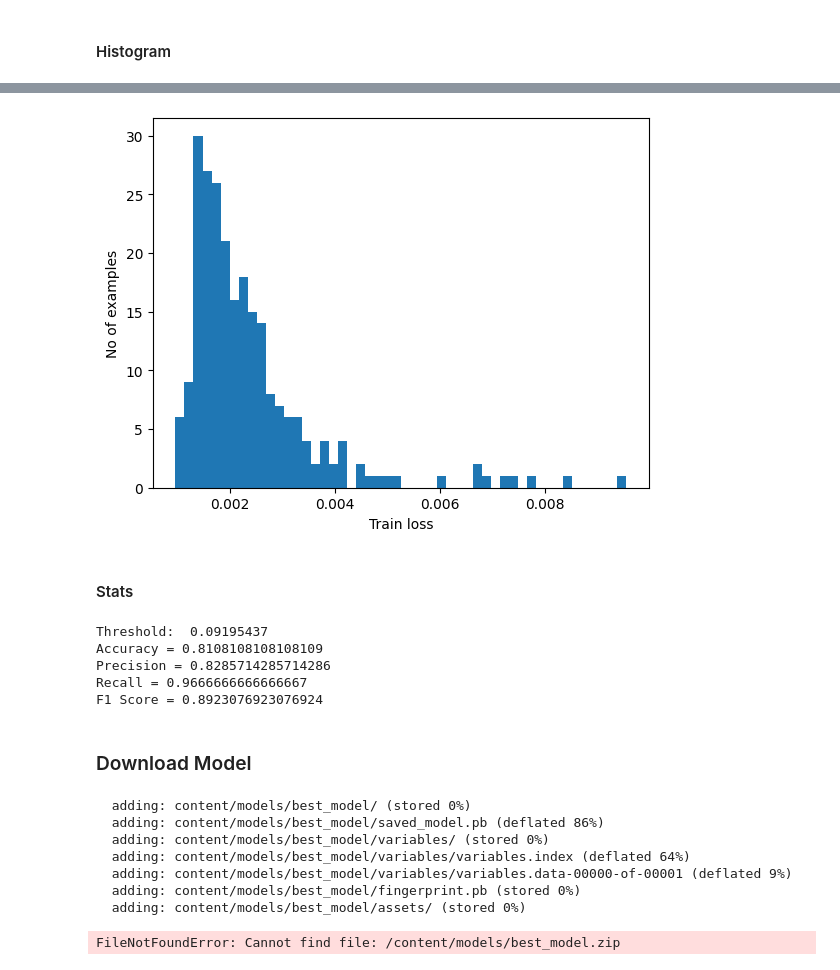
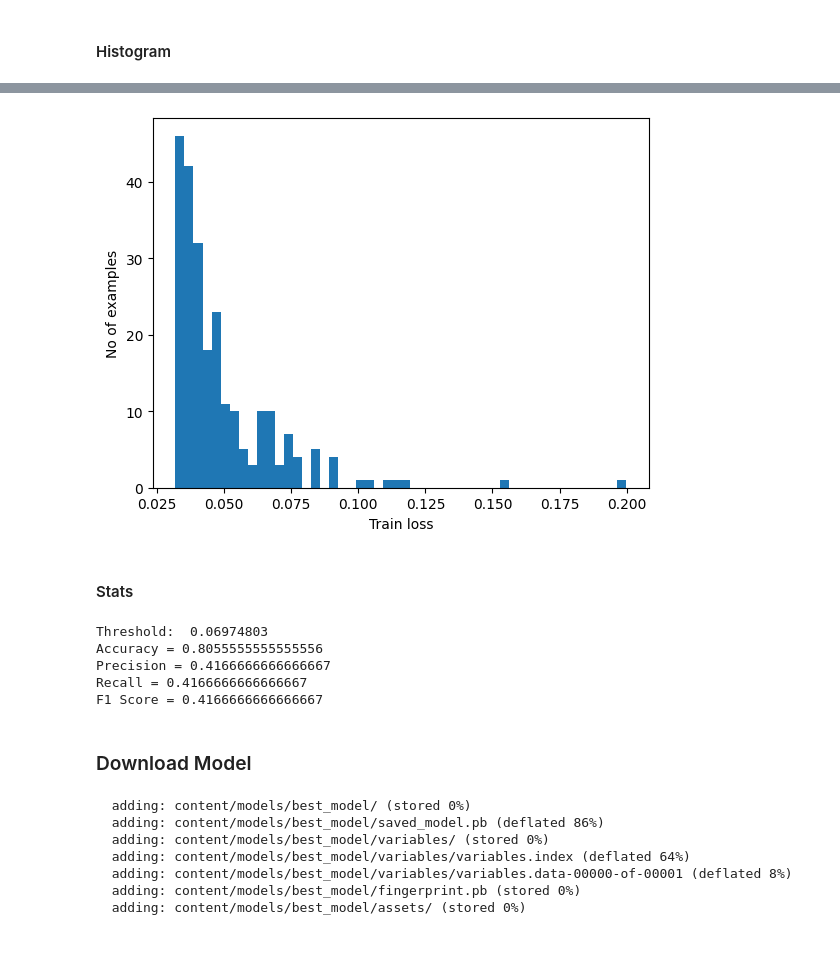
Before and after one commit to rd908213/ME-597-IIoT, a Jupyter notebook: group_project/MachineLearning.ipynb, the cells around one changed output, grey strips where cells are left out. Drawn from its saved outputs; the diff is of its cells as text; code cells hidden in the pictures.

Commit message:
Finalized data pipeline

```diff
--- a/group_project/MachineLearning.ipynb
+++ b/group_project/MachineLearning.ipynb
@@ -61,7 +55,7 @@ Drive already mounted at /content/drive; to attempt to forcibly remount, call dr
 ## Loading data using pandas
 
 brewing_data_file = "20260421_224126_Brewing_lab8_data.csv"  # normal condition filename: You must change this!
-finishing_data_file = "20260421_224826_Finishing_lab8_data.csv"  # abnormal condition filename: You must change this!
+finishing_data_file = "20260422_202458_Finishing_lab8_data.csv"  # abnormal condition filename: You must change this!
 
 df_normal = pd.read_csv(brewing_data_file)  # normal dataframe
 df_abnormal = pd.read_csv(finishing_data_file)  # abnormal dataframe
@@ -486,12 +480,12 @@ def find_best_model(
 
     return best_model, best_params, results
 # %%
-embedding_size = [64]
-learning_rate = [1e-3]
+embedding_size = [32]
+learning_rate = [1e-4]
 batch_size = [64]
 epoch = [200]
-axes = ["Yacc array [m/s2]"]
-data_types = ["time"]
+axes = ["Yacc array [m/s2]", "Zacc array [m/s2]"]
+data_types = ["time", "freq", "raw"]
 
 best_model, best_param, results = find_best_model(
     embedding_size, learning_rate, batch_size, epoch, axes, data_types
@@ -537,13 +550,14 @@ Remake model using best params
 best_data = DataSet(best_param["Axis"], best_param["Data Type"])
 
 # Recompile the best_model to prepare it for fitting
-best_model.compile(optimizer=keras.optimizers.Adam(learning_rate=best_param["Learning Rate"]), loss='mae')
+best_model.compile(
+    optimizer=keras.optimizers.Adam(learning_rate=best_param["Learning Rate"]),
+    loss="mae",
+)
 
 # Define early stopping as used during the original grid search
 early_stop = EarlyStopping(
-    monitor='val_loss',
-    patience=5,
-    restore_best_weights=True
+    monitor="val_loss", patience=5, restore_best_weights=True
 )
 
 # Prepare validation data, as done in find_best_model
@@ -559,15 +573,17 @@ history = best_model.fit(
     batch_size=best_param["Batch Size"],
     validation_data=(normal_val_data, normal_val_data),
     shuffle=True,
-    verbose=1, # Change to 1 to see training progress
-    callbacks=[early_stop]
+    verbose=1,  # Change to 1 to see training progress
+    callbacks=[early_stop],
 )
 
 # Plotting the evolution of training and validation loss
 plt.figure(figsize=(10, 6))
 plt.plot(history.history["loss"], label="Training Loss")
 plt.plot(history.history["val_loss"], label="Validation Loss")
-plt.title(f"Training History for Best Model (Axis: {best_param['Axis']}, Data Type: {best_param['Data Type']})")
+plt.title(
+    f"Training History for Best Model (Axis: {best_param['Axis']}, Data Type: {best_param['Data Type']})"
+)
 plt.xlabel("Epoch")
 plt.ylabel("Loss (MAE)")
 plt.legend()
@@ -591,8 +612,8 @@ Epoch 6/200
 #### Histogram
 # %%
 ## reconstructions and histogram of training model
-reconstructions = model.predict(data.normal_train_data)
-train_loss = tf.keras.losses.mae(reconstructions, data.normal_train_data)
+reconstructions = best_model.predict(best_data.normal_train_data)
+train_loss = tf.keras.losses.mae(reconstructions, best_data.normal_train_data)
 
 plt.hist(train_loss[None, :], bins=50)
 plt.xlabel("Train loss")
@@ -603,4 +624,4 @@ plt.show()
-[figure, old version]
+[figure, new version]
 # %% [markdown]
 #### Stats
 # %%
@@ -608,13 +629,10 @@ from sklearn.metrics import f1_score, classification_report
 
 ## Determining the threshold to detect anomalies
 # threshold =  #If you want to assign a value labeled in black in the ROC graph  <-----------------------------------------------------------------------------
-"""
+
 threshold = np.mean(train_loss) + np.std(
     train_loss
 )  # Common rule of thumb based on the histogram of the train loss
-"""
-idx = np.argmax(tpr - fpr)
-threshold = thresholds[idx]
 print("Threshold: ", threshold)  # You have to note the threshold you will use
 
 
@@ -634,16 +652,16 @@ def print_stats(predictions, labels):
 
 # Re-evaluate flipped_labels here for consistency with ROC curve calculation
 flipped_labels = 1 - test_labels
-preds, scores = predict(model, test_data, threshold)
+preds, scores = predict(best_model, best_data.test_data, threshold)
 # Now, preds is True for predicted ANOMALOUS, False for predicted NORMAL
 # flipped_labels is True for actual ANOMALOUS, False for actual NORMAL
 print_stats(preds, flipped_labels)
 # %% [output]
-Threshold:  0.09195437
-Accuracy = 0.8108108108108109
-Precision = 0.8285714285714286
-Recall = 0.9666666666666667
-F1 Score = 0.8923076923076924
+Threshold:  0.06974803
+Accuracy = 0.8055555555555556
+Precision = 0.4166666666666667
+Recall = 0.4166666666666667
+F1 Score = 0.4166666666666667
 # %% [markdown]
 ### Download Model
 # %%
@@ -653,7 +671,6 @@ F1 Score = 0.8923076923076924
   adding: content/models/best_model/saved_model.pb (deflated 86%)
   adding: content/models/best_model/variables/ (stored 0%)
   adding: content/models/best_model/variables/variables.index (deflated 64%)
-  adding: content/models/best_model/variables/variables.data-00000-of-00001 (deflated 9%)
+  adding: content/models/best_model/variables/variables.data-00000-of-00001 (deflated 8%)
   adding: content/models/best_model/fingerprint.pb (stored 0%)
   adding: content/models/best_model/assets/ (stored 0%)
-FileNotFoundError: Cannot find file: /content/models/best_model.zip
```
Also changed, not shown: parts of 7 cells of this notebook, 5 other files.
